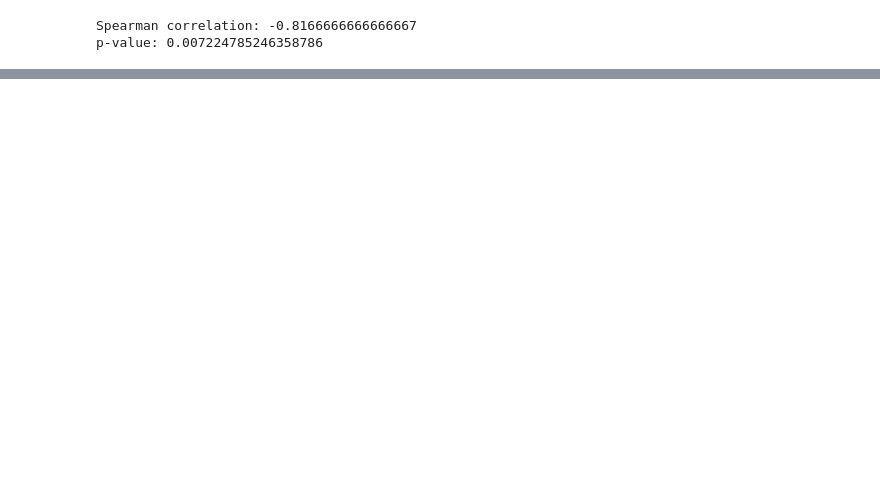
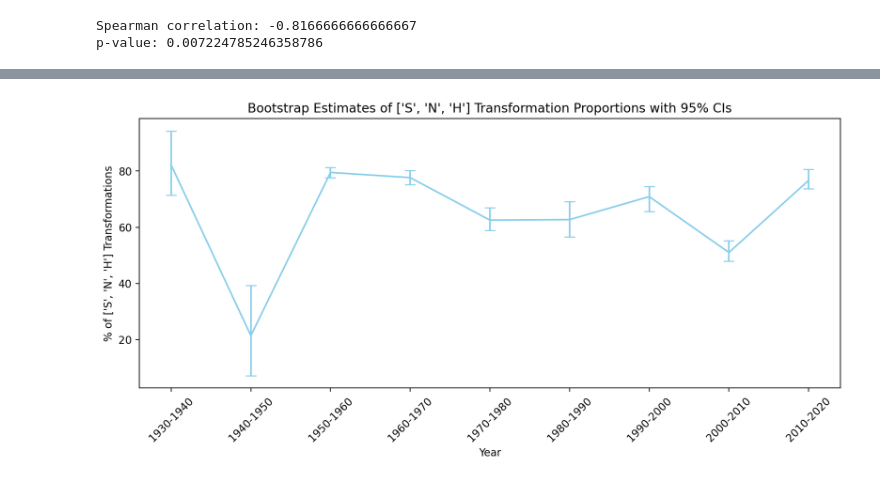
Before and after one commit to 1chenjes1/EPFL_DCML_2025, a Jupyter notebook: Notebooks/5 - Neo-Riemannian Transformations.ipynb, the cells around one changed output, grey strips where cells are left out. Saved outputs shown, nothing was run; the diff lists cells and outputs as text; code cells hidden in the pictures; blank space fills up the shorter version.

```diff
--- a/Notebooks/5 - Neo-Riemannian Transformations.ipynb
+++ b/Notebooks/5 - Neo-Riemannian Transformations.ipynb
@@ -360,0 +246,4 @@ p-value: 0.0012971048410566116
+# %%
+SNH = plot(['S','N','H'])
+# %% [output]
+[figure, added]
```
Also changed, not shown: parts of 25 cells of this notebook, 6 other files.
